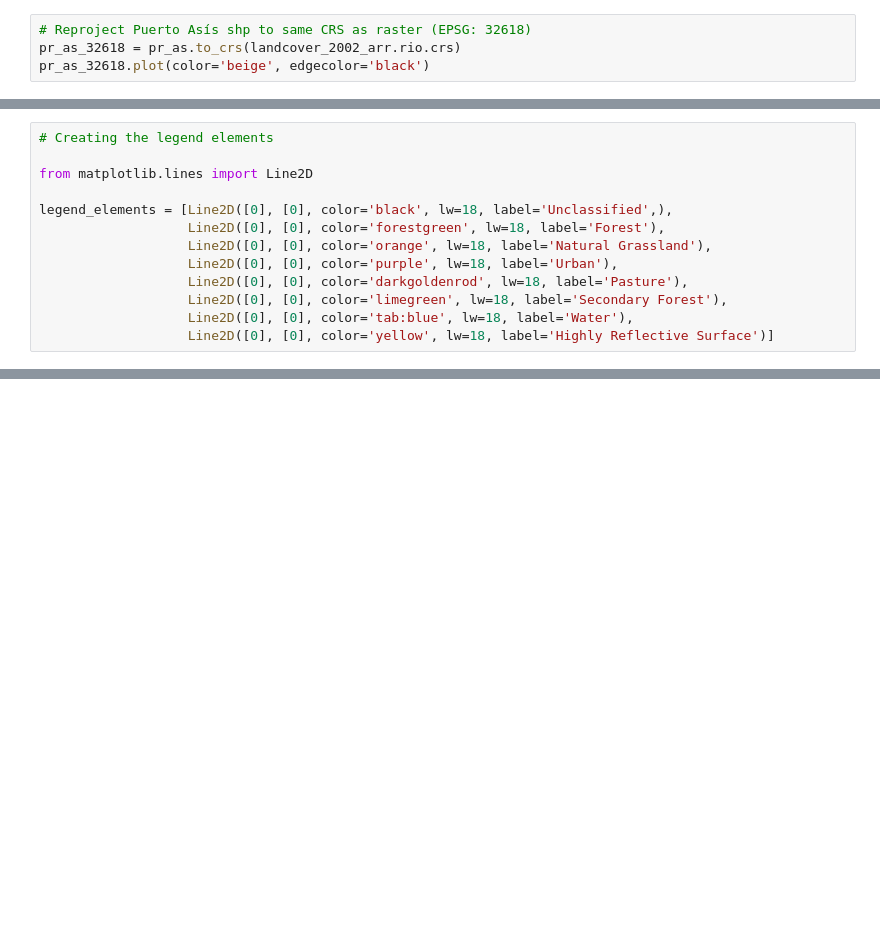
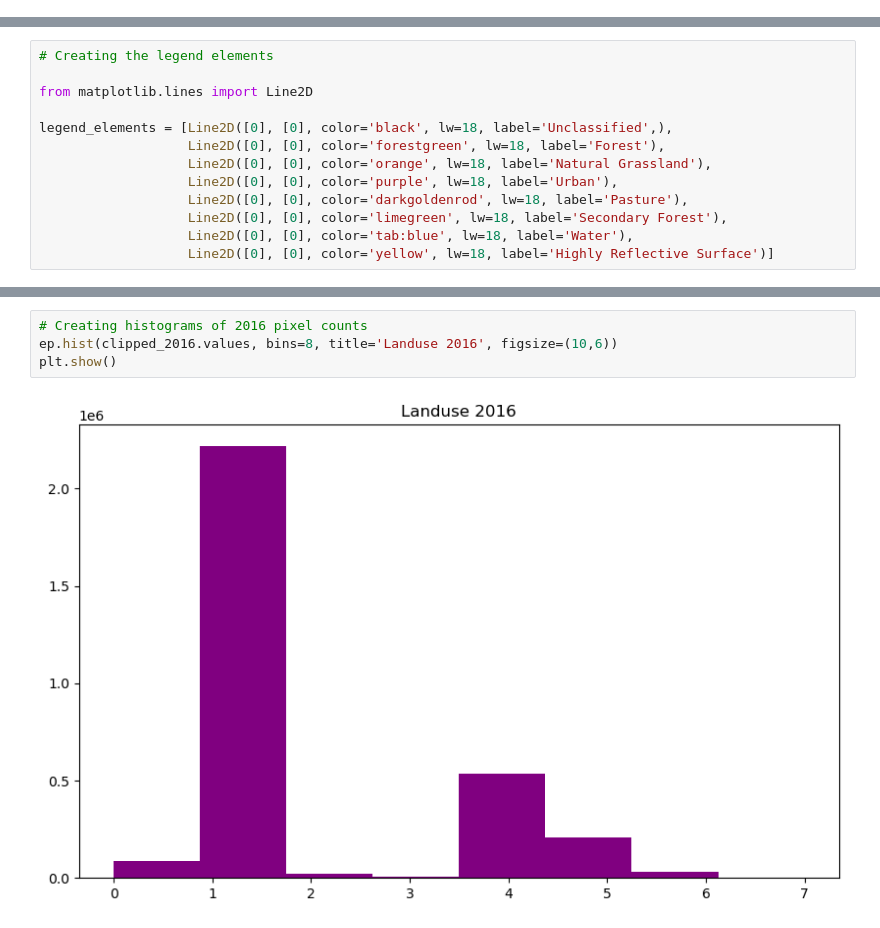
Before and after one commit to macacosta/04-geopark-raster-data, a Jupyter notebook: notebooks/04-geopark-raster-data-solutions.ipynb, the cells around one changed output, grey strips where cells are left out. Saved outputs shown, nothing was run; the diff lists cells and outputs as text; blank space fills up the shorter version.

```diff
--- a/notebooks/04-geopark-raster-data-solutions.ipynb
+++ b/notebooks/04-geopark-raster-data-solutions.ipynb
@@ -125,6 +133,2 @@ landcover_2002_arr.rio.crs
 # %% [output]
 CRS.from_epsg(32618)
-# %%
-# Reproject Puerto Asís shp to same CRS as raster (EPSG: 32618)
-pr_as_32618 = pr_as.to_crs(landcover_2002_arr.rio.crs)
-pr_as_32618.plot(color='beige', edgecolor='black')
@@ -301,0 +287,6 @@ plt.show()
+# %%
+# Creating histograms of 2016 pixel counts
+ep.hist(clipped_2016.values, bins=8, title='Landuse 2016', figsize=(10,6))
+plt.show()
+# %% [output]
+[figure, added]
```
Also changed, not shown: parts of 9 cells of this notebook.
